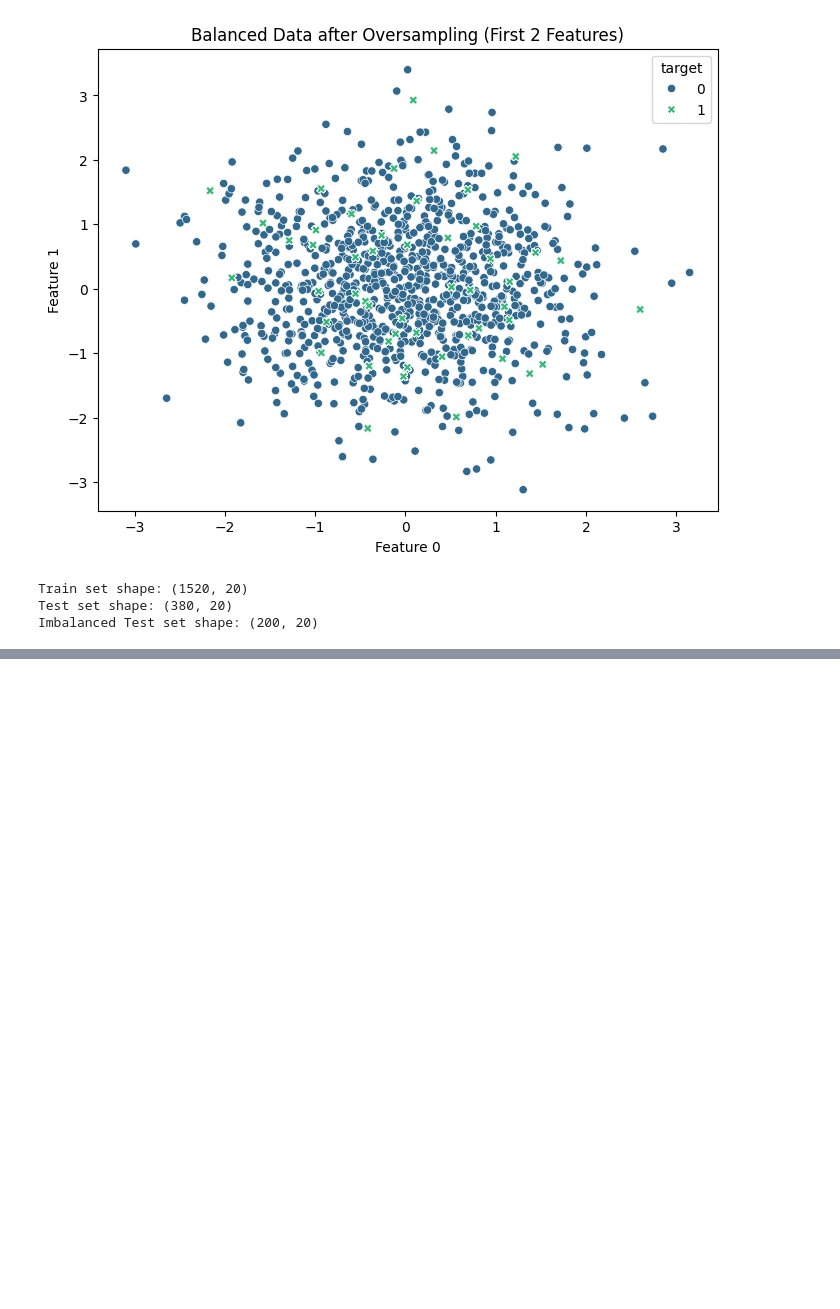
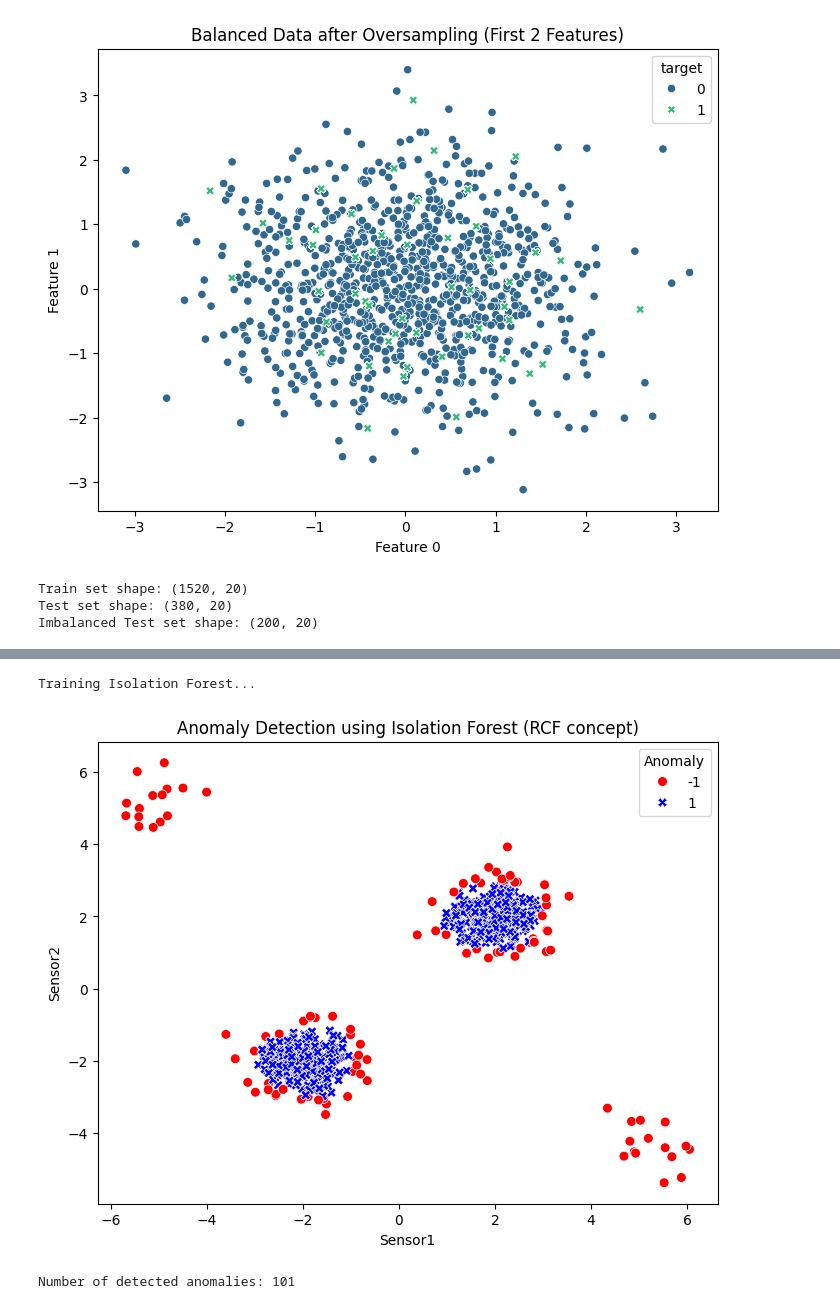
Before and after one commit to plaussermair/aws-mle-practice, a Jupyter notebook: Practice Exam 4 Recap.ipynb, the cells around one changed output, grey strips where cells are left out. Drawn from its saved outputs; the diff is of its cells as text; code cells hidden in the pictures; blank space fills up the shorter version.

```diff
--- a/Practice Exam 4 Recap.ipynb
+++ b/Practice Exam 4 Recap.ipynb
@@ -136,0 +281,34 @@ Imbalanced Test set shape: (200, 20)
+# %%
+# --- Generate Sample Data with Anomalies ---
+# Create some normal data points (cluster 1)
+X_normal, _ = make_blobs(n_samples=300, centers=[[2, 2]], cluster_std=0.5, random_state=42)
+# Create some different normal data points (cluster 2)
+X_normal2, _ = make_blobs(n_samples=300, centers=[[-2, -2]], cluster_std=0.5, random_state=10)
+# Create some anomalies far from the clusters
+X_anomalies, _ = make_blobs(n_samples=30, centers=[[5, -4], [-5, 5]], cluster_std=0.6, random_state=1)
+
+X_anomaly_data = np.vstack((X_normal, X_normal2, X_anomalies))
+X_anomaly_data = pd.DataFrame(X_anomaly_data, columns=['Sensor1', 'Sensor2'])
+
+# --- Train Isolation Forest ---
+# `contamination` is the expected proportion of outliers, similar to RCF's `num_samples_per_tree` influences sensitivity
+iso_forest = IsolationForest(n_estimators=100, contamination='auto', random_state=42) # 'auto' estimates contamination
+
+print("Training Isolation Forest...")
+iso_forest.fit(X_anomaly_data)
+
+# --- Predict Anomalies (-1 for anomalies, 1 for inliers) ---
+y_pred_anomaly = iso_forest.predict(X_anomaly_data)
+X_anomaly_data['Anomaly'] = y_pred_anomaly
+
+# --- Visualize Anomalies ---
+plt.figure(figsize=(8, 6))
+sns.scatterplot(data=X_anomaly_data, x='Sensor1', y='Sensor2', hue='Anomaly', style='Anomaly', palette={1: 'blue', -1: 'red'}, s=50)
+plt.title('Anomaly Detection using Isolation Forest (RCF concept)')
+plt.show()
+
+print("\nNumber of detected anomalies:", (X_anomaly_data['Anomaly'] == -1).sum())
+# %% [output]
+Training Isolation Forest...
+[figure, added]
+Number of detected anomalies: 101
```
Also changed, not shown: parts of 6 cells of this notebook.
